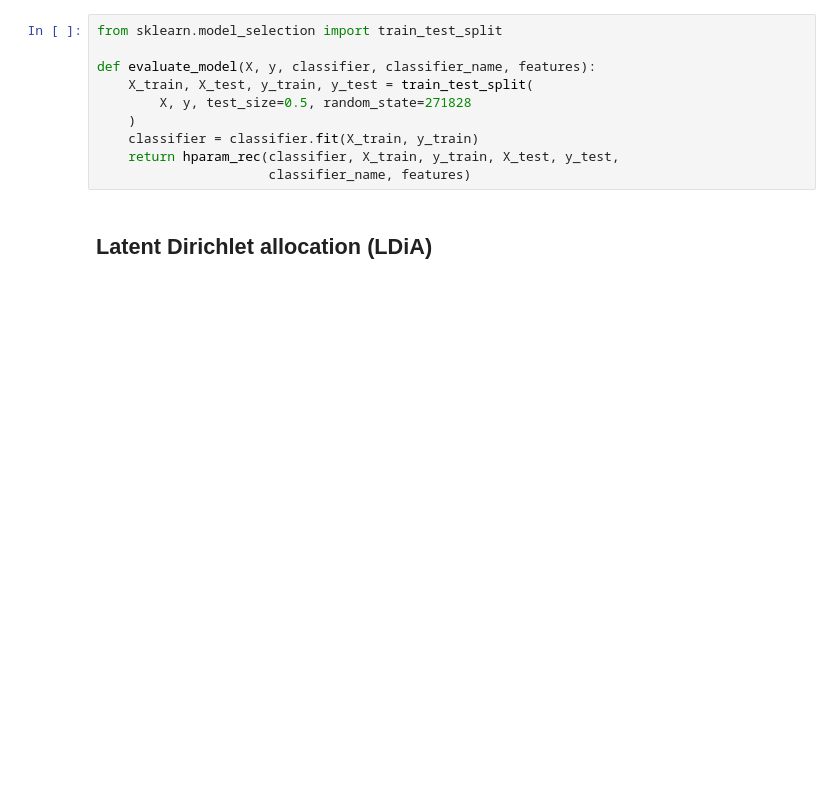
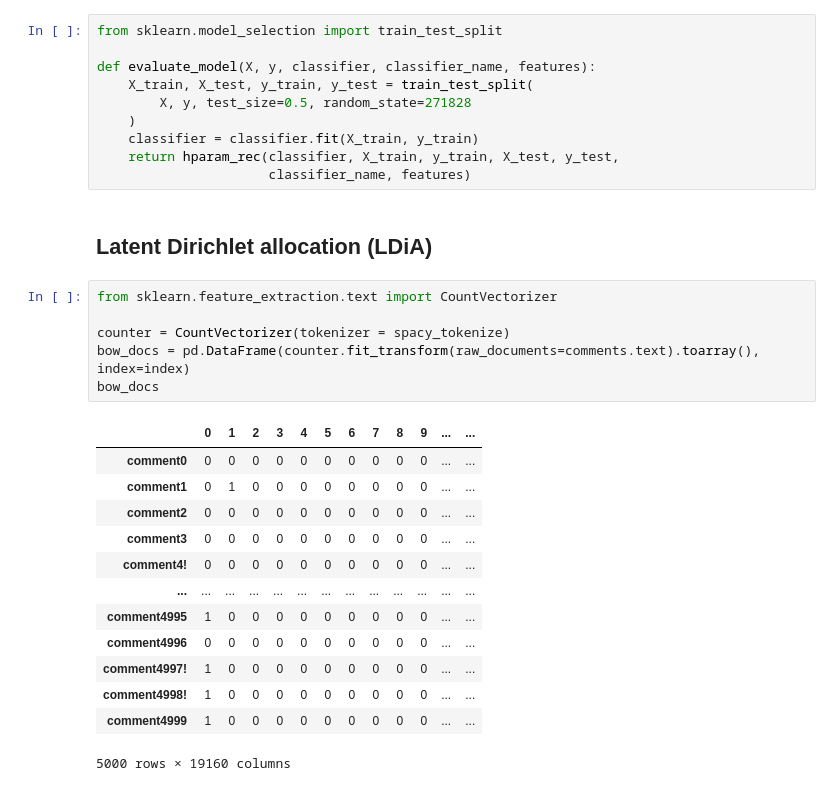
Before and after one commit to hieundx/nlp-in-action, a Jupyter notebook: 4/semantic-analysis.ipynb, the cells around one changed output. Saved outputs shown, nothing was run; the diff lists cells and outputs as text; blank space fills up the shorter version.

```diff
--- a/4/semantic-analysis.ipynb
+++ b/4/semantic-analysis.ipynb
@@ -496,3 +493,23 @@ def evaluate_model(X, y, classifier, classifier_name, features):
                       classifier_name, features)
 # %% [markdown]
 ## Latent Dirichlet allocation (LDiA)
+# %%
+from sklearn.feature_extraction.text import CountVectorizer
+
+counter = CountVectorizer(tokenizer = spacy_tokenize)
+bow_docs = pd.DataFrame(counter.fit_transform(raw_documents=comments.text).toarray(), index=index)
+bow_docs
+# %% [output]
+|  | 0 | 1 | 2 | 3 | 4 | 5 | 6 | 7 | 8 | 9 | ... | ... |
+| comment0 | 0 | 0 | 0 | 0 | 0 | 0 | 0 | 0 | 0 | 0 | ... | ... |
+| comment1 | 0 | 1 | 0 | 0 | 0 | 0 | 0 | 0 | 0 | 0 | ... | ... |
+| comment2 | 0 | 0 | 0 | 0 | 0 | 0 | 0 | 0 | 0 | 0 | ... | ... |
+| comment3 | 0 | 0 | 0 | 0 | 0 | 0 | 0 | 0 | 0 | 0 | ... | ... |
+| comment4! | 0 | 0 | 0 | 0 | 0 | 0 | 0 | 0 | 0 | 0 | ... | ... |
+| ... | ... | ... | ... | ... | ... | ... | ... | ... | ... | ... | ... | ... |
+| comment4995 | 1 | 0 | 0 | 0 | 0 | 0 | 0 | 0 | 0 | 0 | ... | ... |
+| comment4996 | 0 | 0 | 0 | 0 | 0 | 0 | 0 | 0 | 0 | 0 | ... | ... |
+| comment4997! | 1 | 0 | 0 | 0 | 0 | 0 | 0 | 0 | 0 | 0 | ... | ... |
+| comment4998! | 1 | 0 | 0 | 0 | 0 | 0 | 0 | 0 | 0 | 0 | ... | ... |
+| comment4999 | 1 | 0 | 0 | 0 | 0 | 0 | 0 | 0 | 0 | 0 | ... | ... |
+5000 rows × 19160 columns
```
Also changed, not shown: parts of 25 cells of this notebook.
